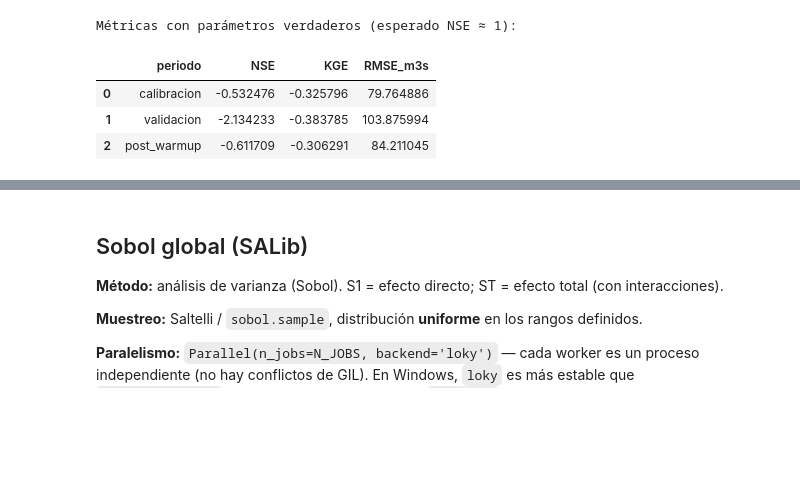
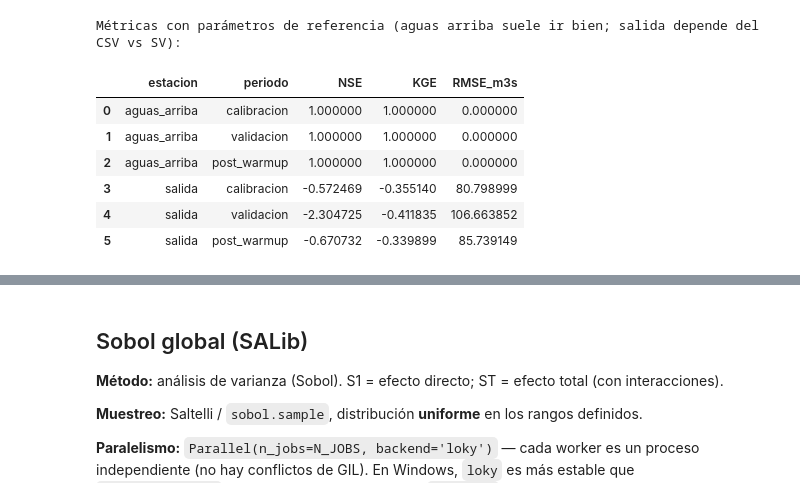
Before and after one commit to luisfajbra/proyecto-hidrosistemas, a Jupyter notebook: notebooks/02_sensitivity.ipynb, the cells around one changed output, grey strips where cells are left out. Drawn from its saved outputs; the diff is of its cells as text; code cells hidden in the pictures; blank space fills up the shorter version.

```diff
--- a/notebooks/02_sensitivity.ipynb
+++ b/notebooks/02_sensitivity.ipynb
@@ -189,66 +122,15 @@ Evaluaciones Sobol: 768
 # %%
-# ── Función de simulación ─────────────────────────────────────────────────────
-# alpha_Qup escala la serie completa q_up del CSV.
-# La forma del hidrograma se preserva; solo varía su magnitud.
-# Esto representa incertidumbre en el aforo (error sistemático del instrumento).
-def simulate_outlet(params):
-    n, s0, alpha, qlat = map(float, params)
-    q = np.asarray(
-        saint_venant_1d(
-            [n, s0, B_W_FIXED],
-            q_upstream=alpha * q_up,   # serie temporal escalada por alpha
-            time_seconds=t_sec,
-            nt=nt,
-            L=L_CANAL,
-            nx=NX,
-            q_lat=qlat,                # escalar constante: aporte lateral efectivo
-        ),
-        dtype=float,
-    )
-    return np.maximum(q, 0.0)   # recorte físico: Q >= 0
-
-
-# ── Métricas ──────────────────────────────────────────────────────────────────
-def nse(obs, sim, m):
-    o, s = obs[m], sim[m]
-    den  = float(np.sum((o - np.mean(o)) ** 2))
-    return 1.0 if den < 1e-12 else float(1.0 - np.sum((o - s) ** 2) / den)
-
-def kge(obs, sim, m):
-    o, s = obs[m], sim[m]
-    if np.std(o) < 1e-12 or np.std(s) < 1e-12:
-        return -np.inf
-    r = float(np.corrcoef(o, s)[0, 1])
-    return float(1.0 - np.sqrt((r-1)**2 + (np.std(s)/np.std(o)-1)**2 + (np.mean(s)/np.mean(o)-1)**2))
-
-def rmse_m(obs, sim, m):
-    return float(np.sqrt(np.mean((obs[m] - sim[m]) ** 2)))
-
-def metrics_table(obs, sim):
-    rows = []
-    for label, m in [("calibracion", mask_cal), ("validacion", mask_val), ("post_warmup", mask_sobol)]:
-        if m.sum() < 2:
-            continue
-        rows.append({"periodo": label, "NSE": nse(obs, sim, m), "KGE": kge(obs, sim, m), "RMSE_m3s": rmse_m(obs, sim, m)})
-    return pd.DataFrame(rows)
-
-def sobol_y(params, metric=SOBOL_METRIC):
-    q = simulate_outlet(params)
-    if metric == "rmse": return rmse_m(q_obs, q, mask_sobol)
-    if metric == "kge":  return 1.0 - kge(q_obs, q, mask_sobol)
-    return 1.0 - nse(q_obs, q, mask_sobol)
-
-
-# ── Verificación con parámetros verdaderos ────────────────────────────────────
-# NSE debe ser cercano a 1 con alpha=1.0, n=0.035, S0=0.001.
-# Si NSE < 0, revisar la implementación de simulate_outlet.
-q_ref = simulate_outlet(PARAMS_TRUE)
-print("Métricas con parámetros verdaderos (esperado NSE ≈ 1):")
-display(metrics_table(q_obs, q_ref))
+q_up_true, q_dn_true = CTX.simulator.both(CTX.params_true)
+m_true = sab.metrics_table_two_stations(CTX, q_up_true, q_dn_true)
+print("Métricas con parámetros de referencia (aguas arriba suele ir bien; salida depende del CSV vs SV):")
+m_true
 # %% [output]
-Métricas con parámetros verdaderos (esperado NSE ≈ 1):
+Métricas con parámetros de referencia (aguas arriba suele ir bien; salida depende del CSV vs SV):
-|  | periodo | NSE | KGE | RMSE_m3s |
-| 0 | calibracion | -0.532476 | -0.325796 | 79.764886 |
-| 1 | validacion | -2.134233 | -0.383785 | 103.875994 |
-| 2 | post_warmup | -0.611709 | -0.306291 | 84.211045 |
+|  | estacion | periodo | NSE | KGE | RMSE_m3s |
+| 0 | aguas_arriba | calibracion | 1.000000 | 1.000000 | 0.000000 |
+| 1 | aguas_arriba | validacion | 1.000000 | 1.000000 | 0.000000 |
+| 2 | aguas_arriba | post_warmup | 1.000000 | 1.000000 | 0.000000 |
+| 3 | salida | calibracion | -0.572469 | -0.355140 | 80.798999 |
+| 4 | salida | validacion | -2.304725 | -0.411835 | 106.663852 |
+| 5 | salida | post_warmup | -0.670732 | -0.339899 | 85.739149 |
 # %% [markdown]
```
Also changed, not shown: parts of 11 cells of this notebook, 9 other files.
